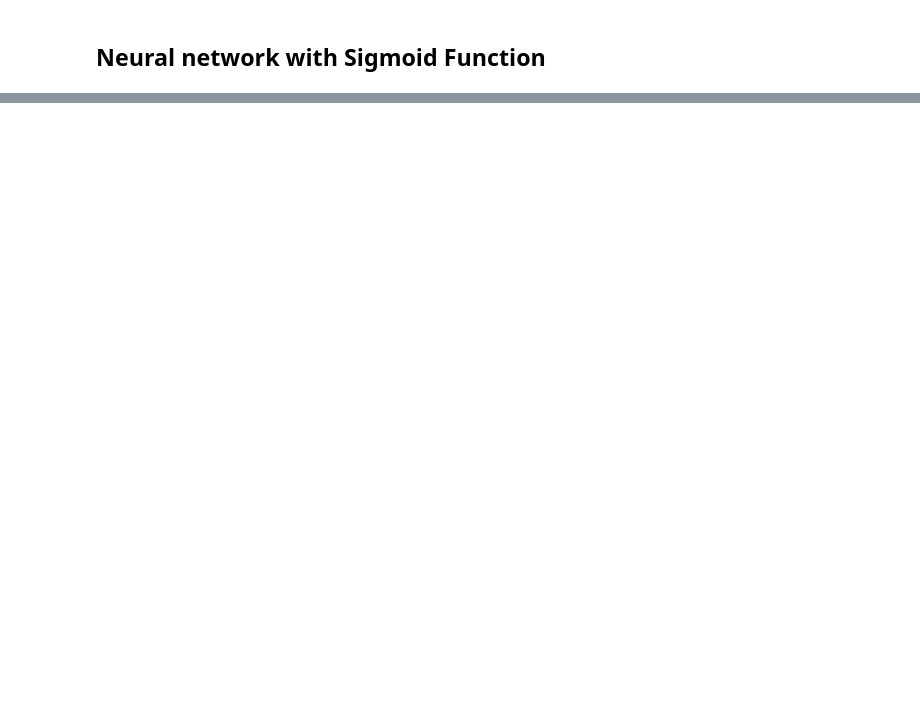
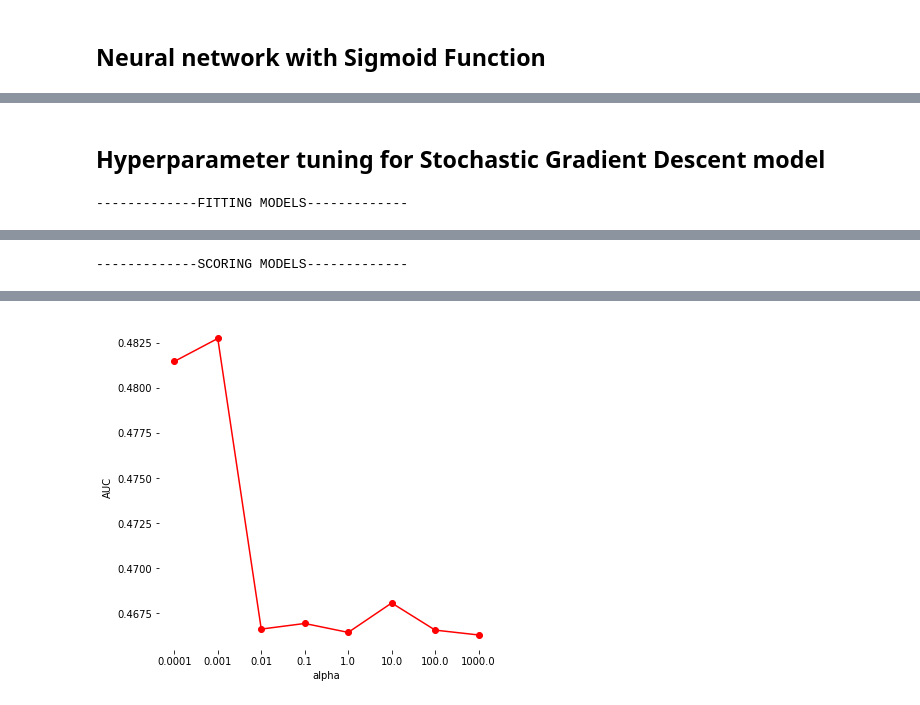
Before and after one commit to s-feinstein/AI4Code, a Jupyter notebook: G2Net.ipynb, the cells around one changed output, grey strips where cells are left out. Drawn from its saved outputs; the diff is of its cells as text; code cells hidden in the pictures; blank space fills up the shorter version.

```diff
--- a/G2Net.ipynb
+++ b/G2Net.ipynb
@@ -536,0 +606,7 @@ Time to stir the pile
+# %%
+aug_train = AugmentedDataset(train_labels)
+aug_test = AugmentedDataset(test_labels)
+
+print("Shape of the augmented labels: ", aug_train.augLabels.shape)
+print("Shape of the augmented data: ", aug_train.augData.shape)
+print(aug_train.augLabels[:256])
@@ -536,0 +653,27 @@ Time to stir the pile
+# %% [markdown]
+## Hyperparameter tuning for Stochastic Gradient Descent model
+# %%
+# Hyperparameter tuning for SGD
+# 'alpha' - Learning rate
+from sklearn.model_selection import ParameterGrid
+from sklearn.linear_model import SGDClassifier
+from sklearn.metrics import roc_auc_score
+# !pip3 install parfit
+import parfit.parfit as pf
+
+grid = {
+    'alpha': [1e-4, 1e-3, 1e-2, 1e-1, 1e0, 1e1, 1e2, 1e3], # learning rate
+    'max_iter': [1000], # number of epochs
+    'loss': ['log'], # logistic regression,
+    'penalty': ['l2'],
+    'n_jobs': [-1]
+}
+paramGrid = ParameterGrid(grid)
+
+bestModel, bestScore, allModels, allScores = pf.bestFit(SGDClassifier, paramGrid,
+           aug_train.augData, aug_train.augLabels, aug_test.augData, aug_test.augLabels,
+           metric = roc_auc_score, scoreLabel = "AUC")
+
+print(bestModel, bestScore)
+# %% [output]
+-------------FITTING MODELS-------------
@@ -536,0 +689 @@ Time to stir the pile
+-------------SCORING MODELS-------------
@@ -536,0 +691 @@ Time to stir the pile
+[figure, added]
```
Also changed, not shown: parts of 18 cells of this notebook.
